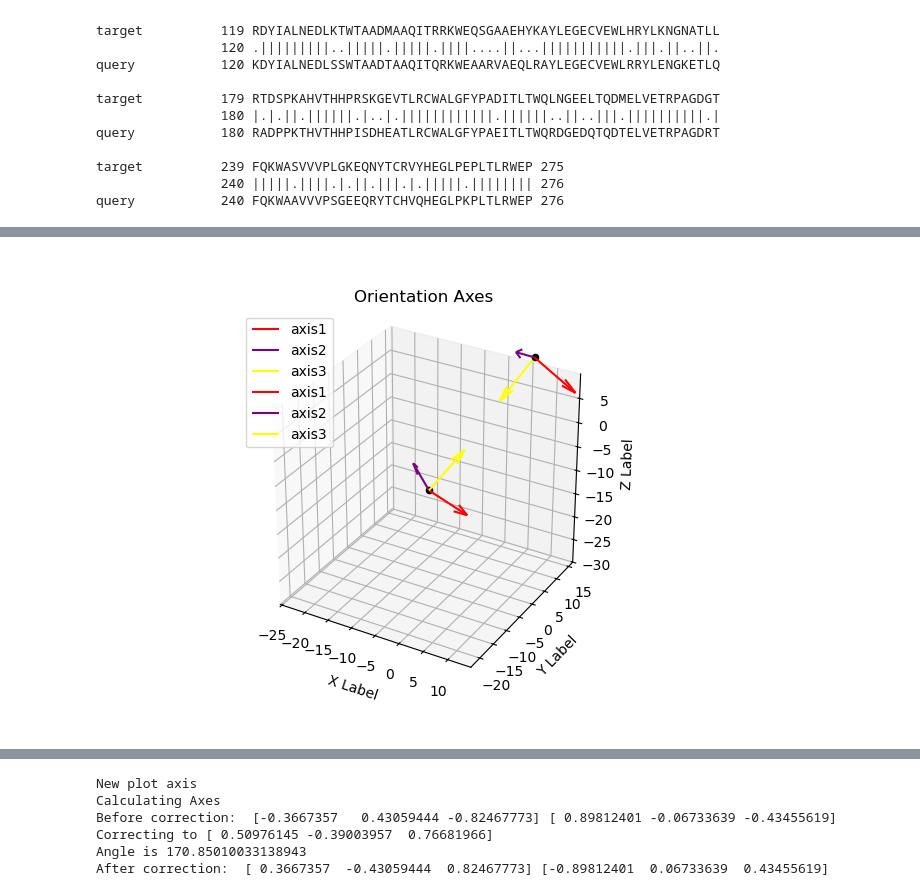
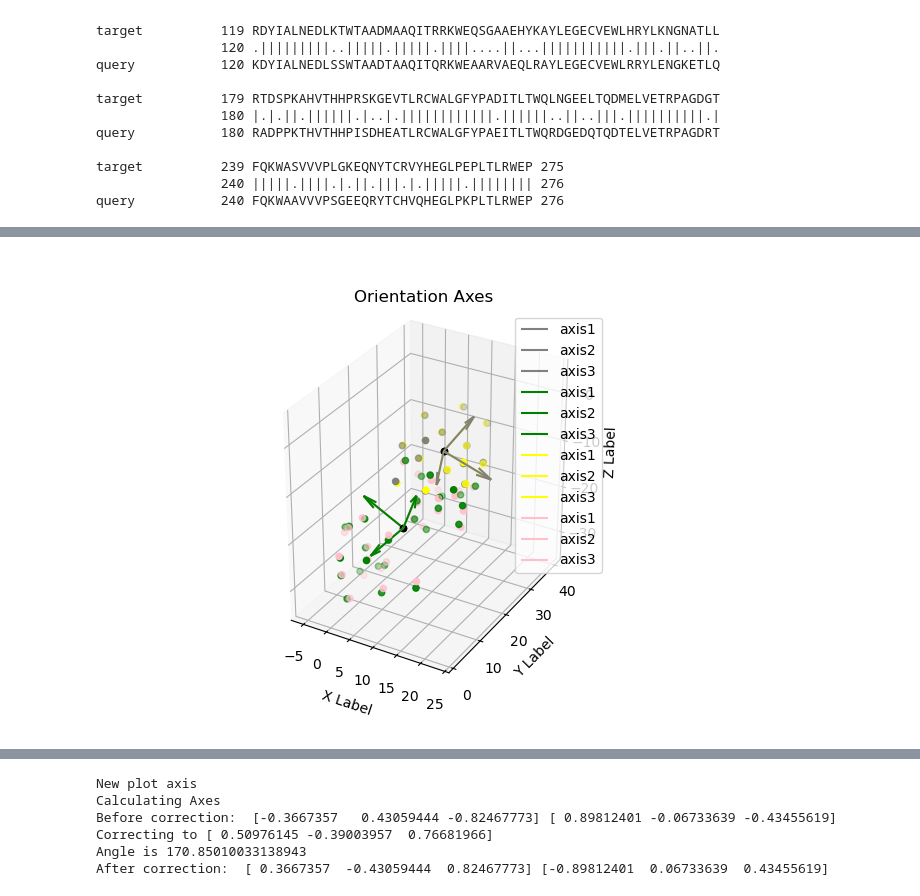
Before and after one commit to NTBiotech/flexcraft, a Jupyter notebook: notebooks/adapt/geometry_devel.ipynb, the cells around one changed output, grey strips where cells are left out. Drawn from its saved outputs; the diff is of its cells as text; code cells hidden in the pictures.

```diff
--- a/notebooks/adapt/geometry_devel.ipynb
+++ b/notebooks/adapt/geometry_devel.ipynb
@@ -22,6 +22,20 @@ import jax.numpy as jnp
 tmp = tempfile.TemporaryDirectory(prefix="geometry_devel_")
 tmpdir = Path(tmp.name)
 data_dir = Path("../../../Data/input_data/")
+# %%
+def download_structure(test_id, *args, **kwargs):
+    return (data_dir/test_id).with_suffix(".pdb")
+
+for test_id in [
+    "5BS0",
+    "3QDG",
+    "3GSN",
+    "7N2R",
+    "5EU6",
+    "1OGA",
+    "7RRG",
+    "7OW6",]:
+    clean_chothia(download_structure(test_id,out_dir=data_dir.__str__()))
 # %%
 # test axis relocation
 a = (np.concatenate([np.arange(6,12)[:,None],np.full((6,2),1)], axis=-1),np.concatenate([np.arange(6,12)[:,None],np.full((6,2),-1)], axis=-1))
@@ -372,7 +602,6 @@ np.inner([-0.0323091,-0.61207544,0.79013905],[4.968793,-1.441082,8.885368])
 def get_angle(a,b):
     return np.degrees(np.arccos(np.inner(a/np.linalg.norm(a), b/np.linalg.norm(b))))
 # %%
-
 #mhc1_design = norm_design(mhc1_design)
 #test_design = norm_design(test_design)
 
@@ -388,16 +617,18 @@ mhc_coords_0 = get_mhc_coords(
 mhc_coords_1 = get_mhc_coords(
     design=mhc1_design,
     positions=mhc_positions[6:])
-
 a = (mhc_coords_0, mhc_coords_1)
 a_ref = get_mhc_ref(mhc1_design, params_1)
+
 
 b = (get_tcr_coords(mhc1_design, params_1["tcr_chain_index"][:1]),
     get_tcr_coords(mhc1_design, params_1["tcr_chain_index"][1:]))
 b_ref = get_tcr_ref(mhc1_design, params_1)
 
-c = (get_tcr_coords(test_design, test_params["tcr_chain_index"][:1]),
-    get_tcr_coords(test_design, test_params["tcr_chain_index"][1:]))
+c = (
+    get_tcr_coords(test_design, test_params["tcr_chain_index"][:1]),
+    get_tcr_coords(test_design, test_params["tcr_chain_index"][1:]),
+    )
 
 c_ref = get_tcr_ref(test_design, test_params)
 
@@ -407,16 +638,17 @@ mhc_positions = get_mhc1_positions(
     )
 print(mhc_positions)
 
+
 mhc_coords_0 = get_mhc_coords(
     design=test_design,
     positions=mhc_positions[:6])
 mhc_coords_1 = get_mhc_coords(
     design=test_design,
     positions=mhc_positions[6:])
-
 d = (mhc_coords_0, mhc_coords_1)
 d_ref = get_mhc_ref(test_design, test_params)
 
+print("d_ref: ",d_ref)
 R_a, C_a = get_axes(a[0], a[1])
 axis3, axis1 = check_direction(R_a[:,-1], C_a, a_ref, R_a[:,0])
 R_a[:,-1] = axis3
@@ -433,33 +665,50 @@ R_d, C_d = get_axes(d[0], d[1])
 axis3, axis1 = check_direction(R_d[:,-1], C_d, d_ref, R_d[:,0])
 R_d[:,-1] = axis3
 R_d[:,0] = axis1
+
+# align TCRs
 align_op = get_ax_op(
     R_c, C_c,
     R_b, C_b
 )
+c = apply_atom_op(np.concatenate(c), op=align_op).squeeze()
+c_ref = apply_atom_op(c_ref, op=align_op)[None,...]
+# separate again
+c = (c[:13],c[13:])
+# recompute axes
+R_c, C_c = get_axes(c[0], c[1])
+axis3, axis1 = check_direction(R_c[:,-1], C_c, c_ref, R_c[:,0])
+R_c[:,-1] = axis3
+R_c[:,0] = axis1
 
-#c = apply_atom_op(np.concatenate(c), op=align_op).squeeze()
+#align mhc
+align_op = get_ax_op(
+    R_d, C_d,
+    R_a, C_a
+)
+d = apply_atom_op(np.concatenate(d), op=align_op).squeeze()
+d_ref = apply_atom_op(d_ref, op=align_op)[None,...]
+print("d_ref: ",d_ref)
+# separate again
+d = (d[:6],d[6:])
+# recompute axes
+R_d, C_d = get_axes(d[0], d[1])
+axis3, axis1 = check_direction(R_d[:,-1], C_d, d_ref, R_d[:,0])
+R_d[:,-1] = axis3
+R_d[:,0] = axis1
+
+
+
+#c_b = apply_atom_op(np.concatenate(c), op=align_op).squeeze()
+#c_ref_b = apply_atom_op(np.concatenate(c_ref), op=align_op).squeeze()
 ## separate again
-#c = (c[:13],c[13:])
-#d = apply_atom_op(np.concatenate(d), op=align_op).squeeze()
-## separate again
-#d = (d[:6],d[6:])
-
-t_align_op = get_ax_op(
-    R_c, C_c,
-    R_b, C_b
-)
-
-c_b = apply_atom_op(np.concatenate(c), op=align_op).squeeze()
-c_ref_b = apply_atom_op(np.concatenate(c_ref), op=align_op).squeeze()
-# separate again
-c_b = (c_b[:13],c_b[13:])
-R_c_b, C_c_b = get_axes(c_b[0], c_b[1])
-axis3, axis1 = check_direction(R_c_b[:,-1], C_c_b, c_ref_b, R_c_b[:,0])
-R_c_b[:,-1] = axis3
+#c_b = (c_b[:13],c_b[13:])
+#R_c_b, C_c_b = get_axes(c_b[0], c_b[1])
+#axis3, axis1 = check_direction(R_c_b[:,-1], C_c_b, c_ref_b, R_c_b[:,0])
+#R_c_b[:,-1] = axis3
 
 print("TCR-Angles: ",*[get_angle(R_c[:,n], R_b[:,n])for n in range(3)], sep="\n")
-print("TCR-Angles: (aligned) ",*[get_angle(R_c_b[:,n], R_b[:,n])for n in range(3)], sep="\n")
+#print("TCR-Angles: (aligned) ",*[get_angle(R_c_b[:,n], R_b[:,n])for n in range(3)], sep="\n")
 print("MHC-Angles: ",*[get_angle(R_d[:,n], R_a[:,n])for n in range(3)], sep="\n")
 
 op = get_ax_op(
@@ -488,13 +737,13 @@ op = get_ax_op(
 b2 = rev_atom_op(np.concatenate(b1), op=op)
 b2 = (b2[:13],b2[13:])
 xfactor=20
-kwargs = dict(lim=(-1*xfactor,1*xfactor),plot_points=False, angle=None, normalize=0.5*xfactor)#45*9)
+kwargs = dict(lim=(-1*xfactor,1*xfactor),plot_points=True, angle=None, normalize=0.5*xfactor)#45*9)
 fig = plt.figure()
 ax = fig.add_subplot(projection='3d', )
-#plot_axes(a=a[0], b=a[1], ax=ax, **kwargs, ref=a_ref, color=False)
+plot_axes(a=a[0], b=a[1], ax=ax, **kwargs, ref=a_ref, color="gray")
 #ax.scatter(*a_ref.mean(axis=(0,1)), color="gray")
-#plot_axes(a=b[0], b=b[1], ax=ax, **kwargs, ref=b_ref, color=False)
-#ax.scatter(*b_ref.mean(axis=(0,1)), color="blue")
+plot_axes(a=b[0], b=b[1], ax=ax, **kwargs, ref=b_ref, color="green")
+#ax.scatter(*b_ref.T, color="green")
 ##ax.scatter(*a_ref.reshape(-1,3).T, color=False)
 ##ax.scatter(*b_ref.reshape(-1,3).T, color="blue")
 
@@ -502,11 +751,11 @@ ax = fig.add_subplot(projection='3d', )
 #print(b_ref.mean(axis=(0,1))-C_b)
 #ax.quiver(*C_b, *(b_ref.mean(axis=(0,1))-C_b), color=False)
 
-plot_axes(a=d[0], b=d[1], ax=ax, **kwargs, ref=d_ref, color=False)
-#ax.scatter(*d_ref.mean(axis=(0,1)), color="yellow")
-plot_axes(a=c[0], b=c[1], ax=ax, **kwargs, ref=c_ref, color=False)
+plot_axes(a=d[0], b=d[1], ax=ax, **kwargs, ref=d_ref, color="yellow")
+#ax.scatter(*d_ref.T, color="yellow")
+plot_axes(a=c[0], b=c[1], ax=ax, **kwargs, ref=c_ref, color="pink")
+#ax.scatter(*c_ref.T, color="pink")
 ax.set_aspect("equal")
-#ax.scatter(*c_ref.mean(axis=(0,1)), color="pink")
 #plot_axes(a=c_b[0], b=c_b[1], ax=ax, **kwargs, ref=c_ref_b, color=False)
 #ax.scatter(*c_b_ref.mean(axis=(0,1)), color="pink")
 #plot_axes(a=b1[0], b=b1[1], ax=ax, color=False, **kwargs, )
@@ -534 +783 @@ After correction:  [0.4712713  0.4733095  0.74423214] [ 0.49235665  0.55891718 -
-[figure, old version]
+[figure, new version]
```
Also changed, not shown: parts of 11 cells of this notebook, 2 other files.
